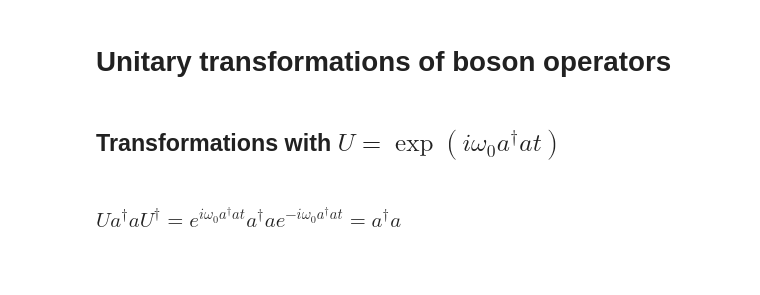
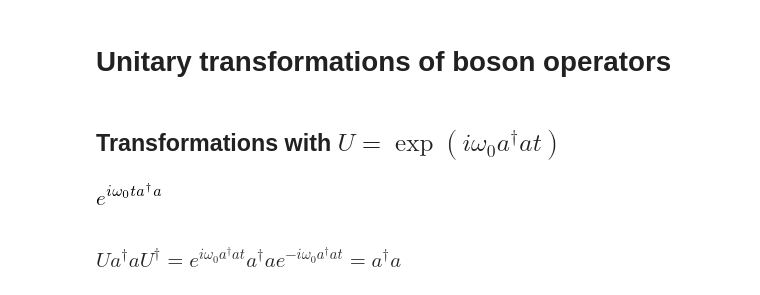
Before and after one commit to jrjohansson/sympsi-notebooks, a Jupyter notebook: sympy-quantum-boson-transformations.ipynb, the cells around one changed output. Saved outputs shown, nothing was run; the diff lists cells and outputs as text; code cells hidden in the pictures; blank space fills up the shorter version.

```diff
--- a/sympy-quantum-boson-transformations.ipynb
+++ b/sympy-quantum-boson-transformations.ipynb
@@ -45,6 +19,11 @@ a = BosonOp("a")
 ## Transformations with $U = \exp(i \omega_0 a^\dagger a t)$
 # %%
 A = I * omega_0 * Dagger(a) * a * t
+U = exp(A)
+
+U
+# %% [output]
+[figure, added]
 # %% [markdown]
 ### $U a^\dagger a U^\dagger = e^{i \omega_0 a^\dagger a t} a^\dagger a e^{-i \omega_0 a^\dagger a t} = a^\dagger a$
 # %%
```
Also changed, not shown: parts of 39 cells of this notebook.
